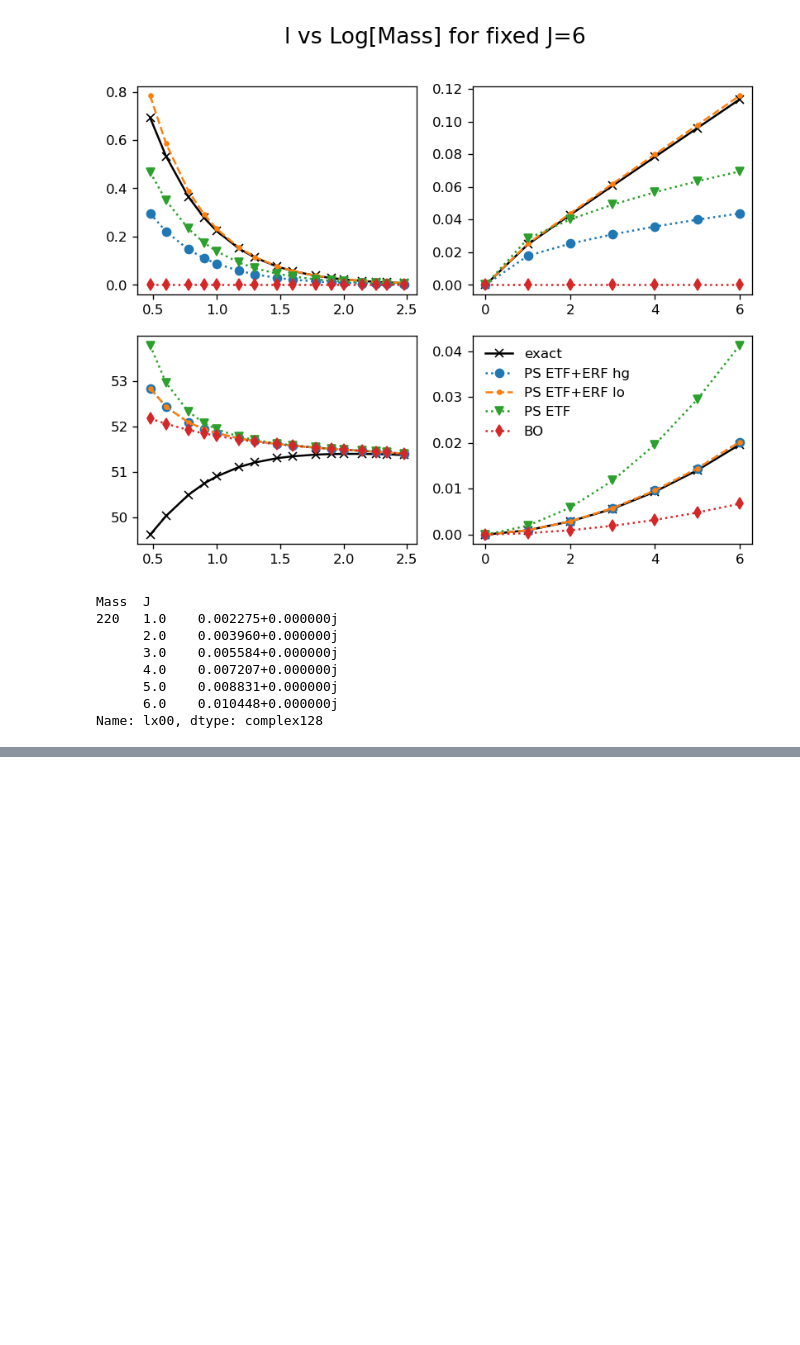
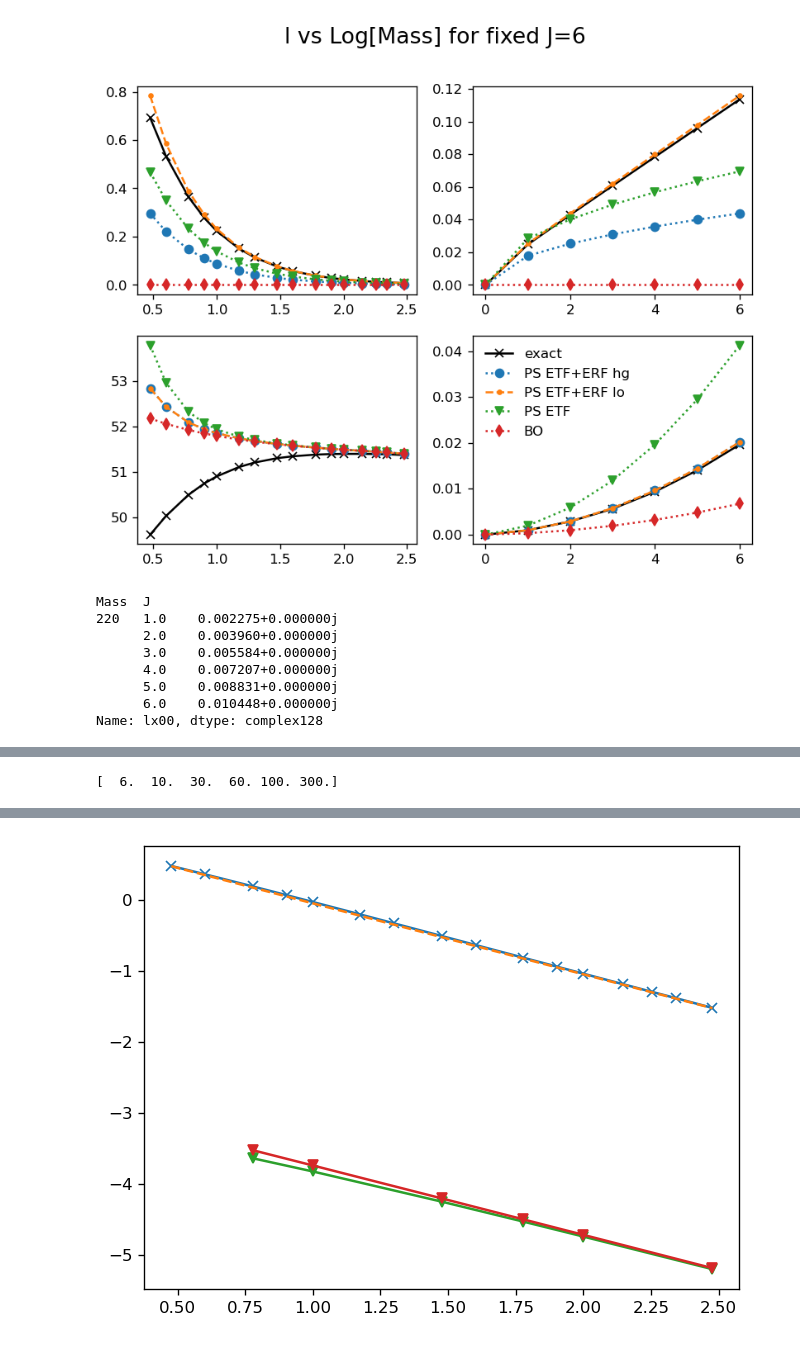
Before and after one commit to subotnikgroup/xebees, a Jupyter notebook: paper/analysis_3D.ipynb, the cells around one changed output, grey strips where cells are left out. Drawn from its saved outputs; the diff is of its cells as text; code cells hidden in the pictures; blank space fills up the shorter version.

```diff
--- a/paper/analysis_3D.ipynb
+++ b/paper/analysis_3D.ipynb
@@ -515,0 +550,23 @@ dtype: complex128
+# %%
+ex3D_te = pd.read_pickle("3D_te.pkl").sort_index(level=0)
+ps3D_te = pd.read_pickle("3D_PS_te.pkl").sort_index(level=0)
+Mass_te = np.sort(np.unique(np.array(ps3D_te.index.to_list())[:,0]))
+print(Mass_te)
+# %% [output]
+[  6.  10.  30.  60. 100. 300.]
+# %%
+fig,ax = plt.subplots()
+
+ax.plot(xp.log10(Mass_ex), xp.log10(ex3D['l200'].loc[(Mass_ex, 0)]-ps3D['l200 BO'].loc[(Mass_ps,0)]), 'x-', label="3D l2_00")
+# ax.plot(xp.log10(Mass_ex), xp.log10(ex3D['l200'].loc[(Mass_ex, 0)]-ps3D['l200 PS'].loc[(Mass_ps,0)]), 'x-')
+ax.plot(xp.log10(Mass_ex), xp.log10(9/Mass_ex), '--', label="9/Mass")
+
+ax.plot(xp.log10(Mass_te), xp.log10(ex3D_te['Te 00'].loc[(Mass_te,0)]-ps3D_te['Te 00 BO'].loc[(Mass_te,0)]), 'v-')
+ax.plot(xp.log10(Mass_te), xp.log10(ex3D_te['Te 00'].loc[(Mass_te,0)]-ps3D_te['Te 00 PS'].loc[(Mass_te,0)]), 'v-')
+
+Log
+
+
+
+display(fig)
+# %% [output]
@@ -515,0 +575 @@ dtype: complex128
+[figure, added]
```
Also changed, not shown: parts of 12 cells of this notebook, 8 other files.
